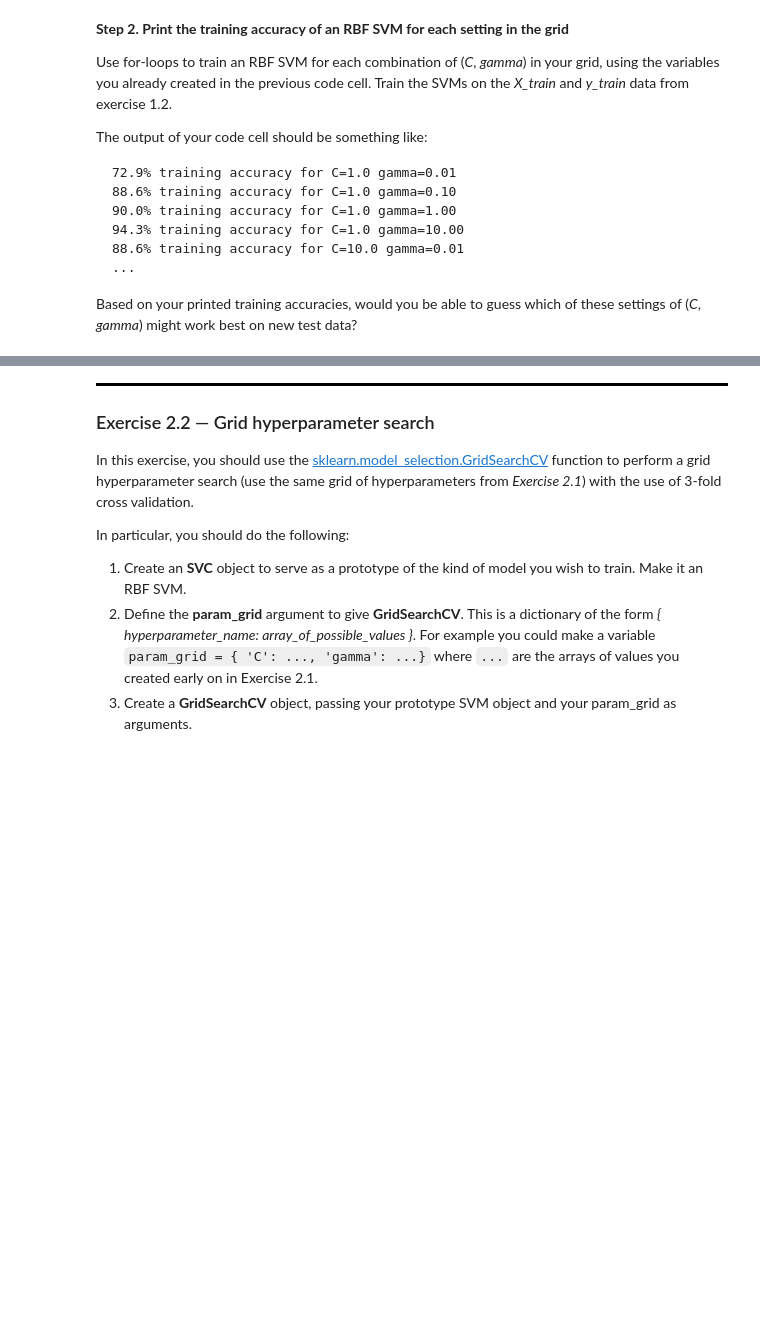
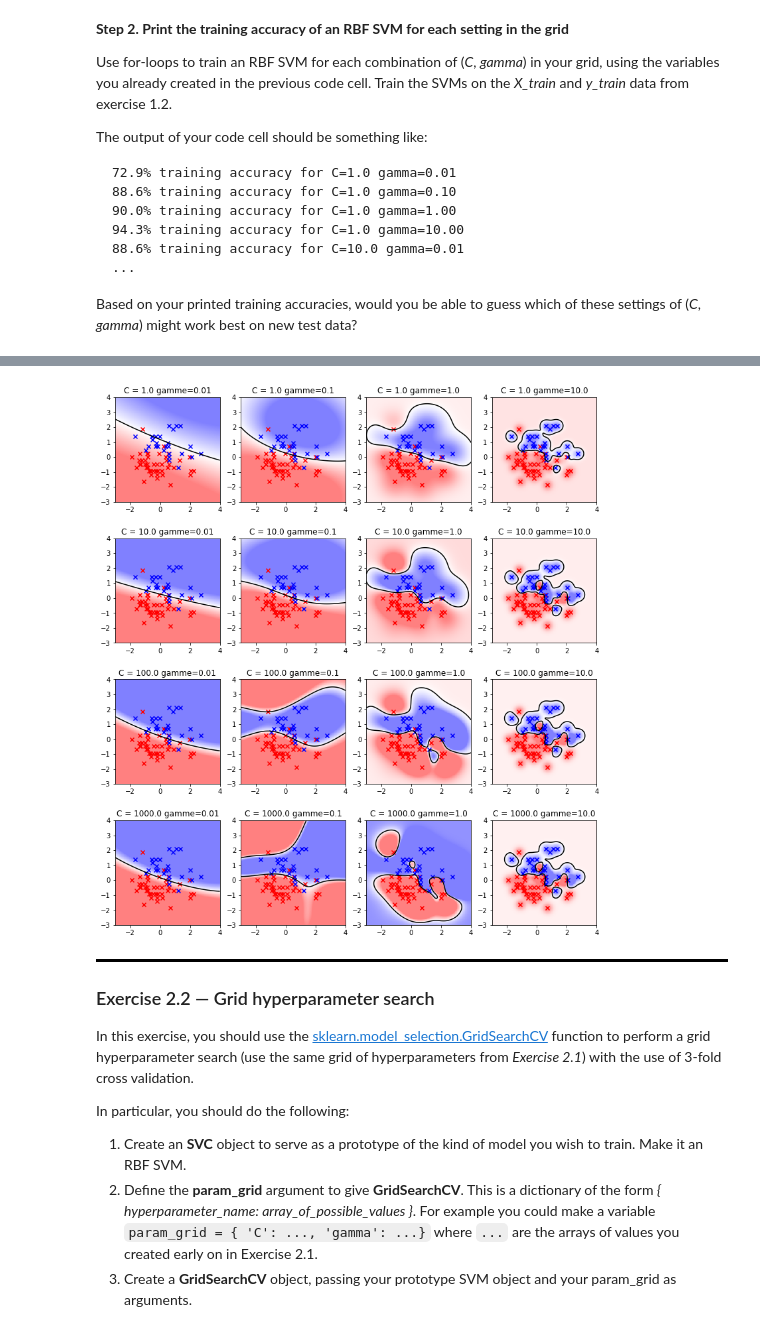
Before and after one commit to alimus22/SOEN, a Jupyter notebook: COMP432/lab8/lab8-exercises.ipynb, the cells around one changed output, grey strips where cells are left out. Cells and saved outputs as stored; diff of their text form; code cells hidden in the pictures; blank space fills up the shorter version.

```diff
--- a/COMP432/lab8/lab8-exercises.ipynb
+++ b/COMP432/lab8/lab8-exercises.ipynb
@@ -197,6 +197,5 @@ The values should be "logarithmically spaced", i.e., equally spaced on a logarit
 Why do we want logarithmic spacing? Because the *C* and *gamma* hyperparameters are sensiive over *orders of magnitude* and we don't know which order of magnitude is right for training on this data set.
 # %%
 # Your code here. Aim for 2 lines, plus lines for printing the values, if it helps you.
-# params = np.meshgrid()
-c_grid, l_grid = np.meshgrid(np.logspace(start=0, stop=3, num=4), np.logspace(start=-2, stop=1, num=4))
-np.array()[]
+c_params = np.logspace(start=0, stop=3, num=4);
+g_params = np.logspace(start=-2, stop=1, num=4);
@@ -222,0 +217,9 @@ Based on your printed training accuracies, would you be able to guess which of t
+# %%
+# Your code here. Aim for 6-10 lines.
+for i in range(4):
+    currentC = c_params[i];
+    for j in range(4):
+        currentG = g_params[j];
+        rbf_svm = sklearn.svm.SVC(kernel='rbf', C=currentC, gamma=currentG).fit(X_train, y_train);
+        predictionsTrain = rbf_svm.predict(X_train);
+        print(f'{sklearn.metrics.accuracy_score(y_train, predictionsTrain) * 100: .1f}% Training accuracy for C ={currentC: .2f} gamma ={currentG: .2f}');
@@ -233,3 +251,20 @@ The top-left quadrant (the first 2x2 subplots) should look like the plot below.
+# %%
+# Your code here. Aim for 9-13 lines.
+pos = 1
+fig, ax = plt.subplots(figsize = (13, 15), nrows=4, ncols=4);
+for i in range(4):
+    currentC = c_params[i];
+    for j in range(4):
+        currentG = g_params[j];
+        ax = plt.subplot(4, 4, pos);
+        ax.set_aspect(1);
+        plot_data(X_train, y_train)
+        rbf_svm = sklearn.svm.SVC(kernel='rbf', C=currentC, gamma=currentG).fit(X_train, y_train);
+        plot_decision_function(rbf_svm);
+        ax.title.set_text(f'C = {c_params[i]} gamme={g_params[j]}');
+        pos+=1;
+# %% [output]
+[figure, added]
 # %% [markdown]
 <div style="border-bottom: 3px solid black;"></div>
 
```
Also changed, not shown: parts of 7 cells of this notebook, 1 other file.
